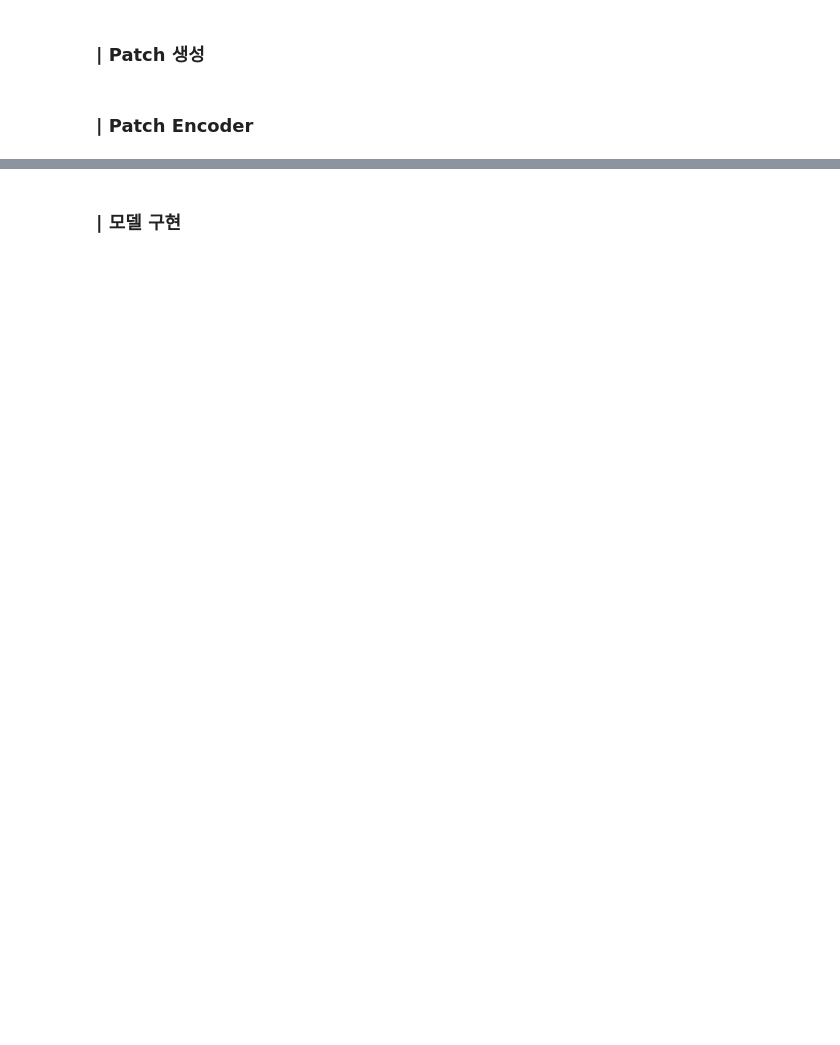
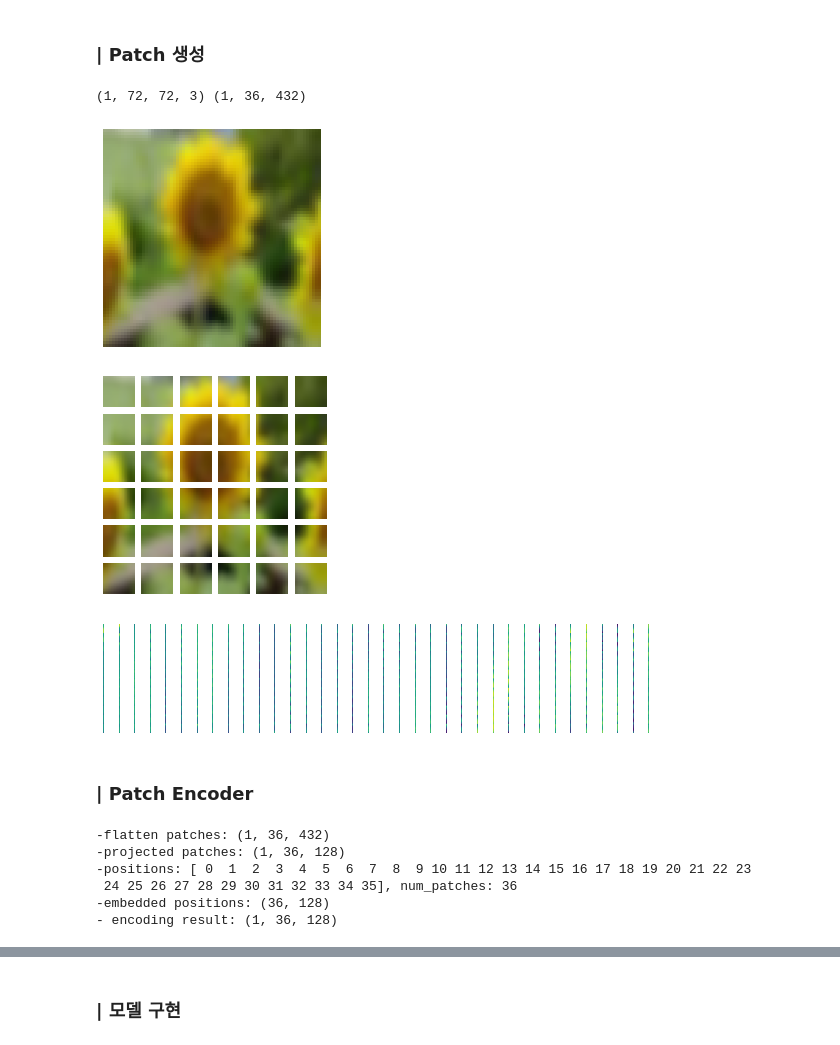
Before and after one commit to PomesHouse/SkillTreePython-DeepLearning, a Jupyter notebook: 04.Paper-with-code/ch04_08_Transformer.ipynb, the cells around one changed output, grey strips where cells are left out. Saved outputs shown, nothing was run; the diff lists cells and outputs as text; code cells hidden in the pictures; blank space fills up the shorter version.

```diff
--- a/04.Paper-with-code/ch04_08_Transformer.ipynb
+++ b/04.Paper-with-code/ch04_08_Transformer.ipynb
@@ -534,4 +591,61 @@ def display_img_patches(img, patches):
 # %% [markdown]
 ### **| Patch 생성**
+# %%
+
+class MakePatchLayer(layers.Layer):
+    def __init__(self, patch_size):
+        super(MakePatchLayer, self).__init__()
+        self.patch_size = patch_size
+
+    def call(self, imgs): # ( batch, h, w, ch)
+        # BUT, x_aug.shape = (72, 72, 3)
+
+        x_patches = tf.image.extract_patches(images = imgs,
+                                            sizes = [1, self.patch_size, self.patch_size, 1] , # patch size가 1이란 말은 그대로
+                                            strides = [1, self.patch_size, self.patch_size, 1],
+                                            rates = [1, 1, 1, 1],
+                                            padding = 'VALID',
+                                            )
+        # (batch_size, H patch 개수, W patch 개수, patch 차원((patch size**2)* 3))
+        batch_size = tf.shape(x_patches)[0]
+        d_patches = tf.shape(x_patches)[-1]
+
+        x_patches = tf.reshape(x_patches, [batch_size, -1, d_patches])
+        # (batch_size, patch개수, patch 차원)
+        return x_patches
+# %%
+x_patches = MakePatchLayer(12)(x_aug)
+print(x_aug.shape, x_patches.shape)
+display_img_patches(x_aug[0].numpy().astype('uint8'), x_patches[0])
+# %% [output]
+(1, 72, 72, 3) (1, 36, 432)
+[figure, added]
+[figure, added]
+[figure, added]
 # %% [markdown]
 ### **| Patch Encoder**
+# %%
+project_dim = 128
+num_patches = tf.shape(x_patches)[1]
+print(f'-flatten patches: {x_patches.shape}')
+
+# patch linear projection
+projected = layers.Dense(project_dim)(x_patches)
+print(f'-projected patches: {projected.shape}')
+
+# position embedding
+positions = tf.range(0, num_patches, 1)
+print(f'-positions: {positions}, num_patches: {num_patches}')
+embed = layers.Embedding(num_patches, project_dim)(positions)
+print(f'-embedded positions: {embed.shape}')
+
+# position + patch encoding
+encoded = projected + embed
+print(f'- encoding result: {encoded.shape}')
+# %% [output]
+-flatten patches: (1, 36, 432)
+-projected patches: (1, 36, 128)
+-positions: [ 0  1  2  3  4  5  6  7  8  9 10 11 12 13 14 15 16 17 18 19 20 21 22 23
+ 24 25 26 27 28 29 30 31 32 33 34 35], num_patches: 36
+-embedded positions: (36, 128)
+- encoding result: (1, 36, 128)
```
Also changed, not shown: parts of 11 cells of this notebook.
